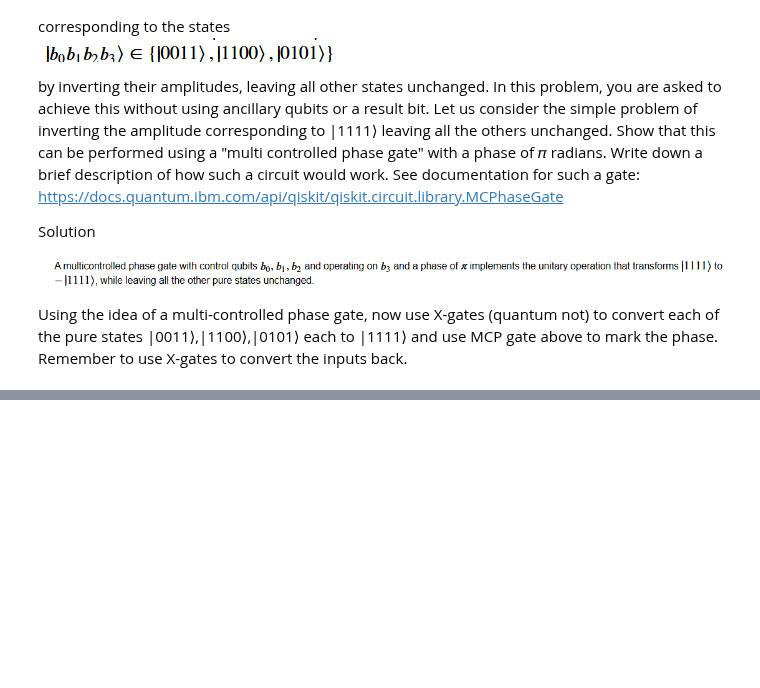
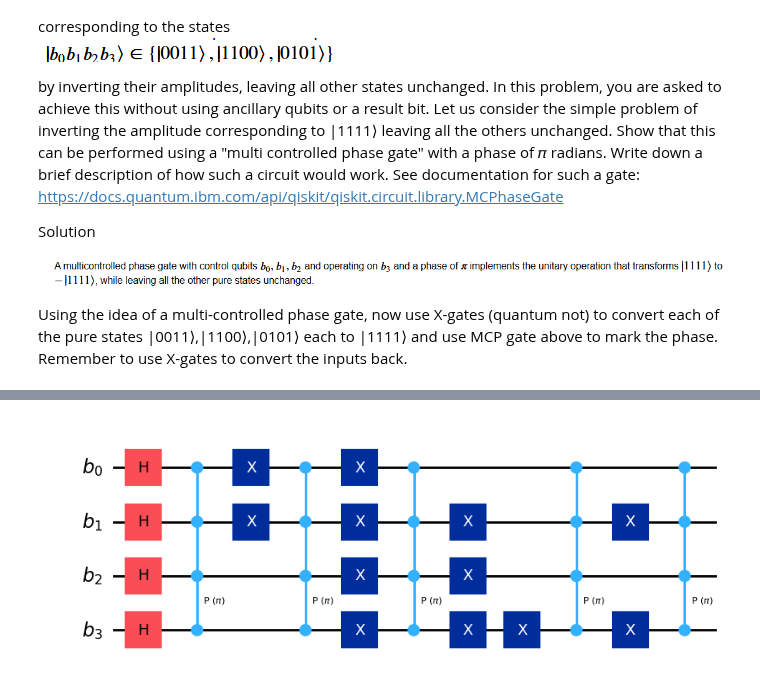
Before and after one commit to hrm123/pythondemo, a Jupyter notebook: notebooks/quantum_algorithms/Assignment2.ipynb, the cells around one changed output, grey strips where cells are left out. Saved outputs shown, nothing was run; the diff lists cells and outputs as text; code cells hidden in the pictures; blank space fills up the shorter version.

```diff
--- a/notebooks/quantum_algorithms/Assignment2.ipynb
+++ b/notebooks/quantum_algorithms/Assignment2.ipynb
@@ -364,0 +417,93 @@ qc.draw('mpl', style='iqp')
+# %%
+from qiskit import QuantumRegister, QuantumCircuit
+from numpy import pi
+from qiskit_aer import Aer
+from qiskit import transpile
+%matplotlib inline
+
+# flip |1111> to -|1111>
+oc = QuantumCircuit(4,name='oneoneoneone')
+oc.mcp(pi, [0,1,2] , 3)
+oc.to_gate()
+
+
+# flip 1100 to 1111
+oc1 = QuantumCircuit(4,name='oneonezerozero')
+oc1.x(0)
+oc1.x(1)
+oc1.mcp(pi, [0,1,2] , 3)
+oc1.x(0)
+oc1.x(1)
+oc1.to_gate()
+
+# flip 0011 to 1111
+oc2 = QuantumCircuit(4,name='zerozerooneone')
+oc2.x(2)
+oc2.x(3)
+oc2.mcp(pi, [0,1,2] , 3)
+oc2.x(2)
+oc2.x(3)
+oc2.to_gate()
+
+# flip 0101 to 1111
+oc3 = QuantumCircuit(4,name='zeroonezeroone')
+oc3.x(1)
+oc3.x(3)
+oc3.mcp(pi, [0,1,2] , 3)
+oc3.x(1)
+oc3.x(3)
+oc3.to_gate()
+
+def mark_pure_states_with_append(qc, b0 , b1, b2, b3):
+    # mark the components corresponding to the pure states |0011> , |1100>, |0101>
+    # your code here
+    qc.append(oc, [0,1,2,3]) # add oracle circuit to run on all components of superimposed state
+    qc.append(oc1, [0,1,2,3])
+    qc.append(oc2, [0,1,2,3])
+    qc.append(oc3, [0,1,2,3])
+    qc.append(oc, [0,1,2,3]) # reverse the sign (this time it will do it only for |1111>)
+
+def mark_pure_states(qc, b0 , b1, b2, b3):
+    # mark the components corresponding to the pure states |0011> , |1100>, |0101>
+    # your code here
+    # flip |1111> to -|1111>
+    qc.mcp(pi, [0,1,2] , 3)
+
+    # flip 1100 to 1111
+    qc.x(0)
+    qc.x(1)
+    qc.mcp(pi, [0,1,2] , 3)
+    qc.x(0)
+    qc.x(1)
+
+    # flip 0011 to 1111
+    qc.x(2)
+    qc.x(3)
+    qc.mcp(pi, [0,1,2] , 3)
+    qc.x(2)
+    qc.x(3)
+
+    # flip 0101 to 1111
+    qc.x(1)
+    qc.x(3)
+    qc.mcp(pi, [0,1,2] , 3)
+    qc.x(1)
+    qc.x(3)
+
+    qc.mcp(pi, [0,1,2] , 3) # reverse the sign (this time it will do it only for -|1111>)
+
+
+b = QuantumRegister(4, 'b')
+qc = QuantumCircuit(b)
+qc.h([0,1,2,3]) # hadamard gate on all 4 qubits
+mark_pure_states(qc, b[0], b[1], b[2], b[3])
+qc.draw('mpl', style='iqp')
+
+# new_circuit  = transpile(qc, backend)
+# job  = backend.run(new_circuit )
+# result = job.result()
+# state_vector = result.get_statevector()
+# print(state_vector)
+# state_vector.draw('latex')
+# %% [output]
+[figure, added]
```
Also changed, not shown: parts of 7 cells of this notebook, 1 other file.
